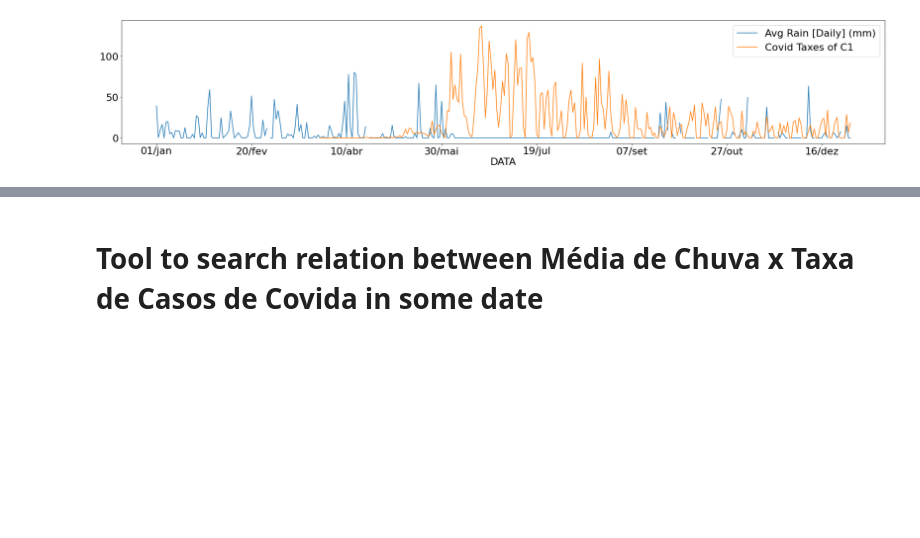
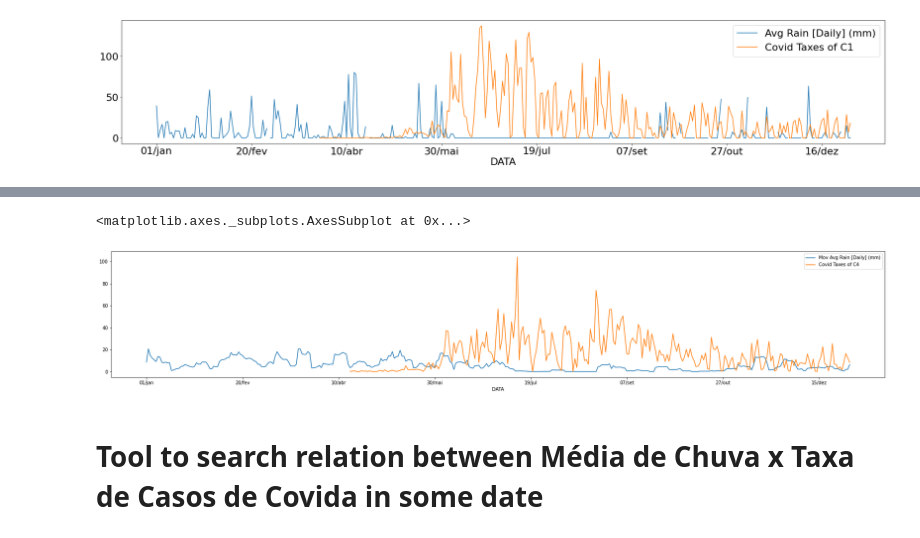
Before and after one commit to arturossouza/UNISINOS-Colabs, a Jupyter notebook: Métodos_Matemáticos_Trabalho_Final.ipynb, the cells around one changed output, grey strips where cells are left out. Cells and saved outputs as stored; diff of their text form; code cells hidden in the pictures; blank space fills up the shorter version.

```diff
--- a/Métodos_Matemáticos_Trabalho_Final.ipynb
+++ b/Métodos_Matemáticos_Trabalho_Final.ipynb
@@ -136,3 +185,5 @@ See the caveats in the documentation: https://pandas.pydata.org/pandas-docs/stab
 | 366 | 30/dez | 28.67 | 80.33 | 1009.00 | 7.5 | ... |
 | 367 | 31/dez | 26.67 | 82.33 | 1010.30 | 7.5 | ... |
 367 rows × 9 columns
+# %%
+c4_mov_avg_df = get_mov_avg_df(c4_clean_df, 7, mov_avg_columns_name)
@@ -164,3 +229,8 @@ c4_clean_df.plot(kind="line", figsize=(30, 5), x="DATA", y=["Avg Rain [Daily] (m
+# %%
+c4_mov_avg_df.plot(kind="line", figsize=(30, 5), x="DATA", y=["Mov Avg Rain [Daily] (mm)", "Covid Taxes of C4"])
+# %% [output]
+<matplotlib.axes._subplots.AxesSubplot at 0x...>
+[figure, added]
 # %%
 def slice_period (df, begin, end):
   first_day_index = df[df["DATA"] == begin].index
```
Also changed, not shown: parts of 25 cells of this notebook.
